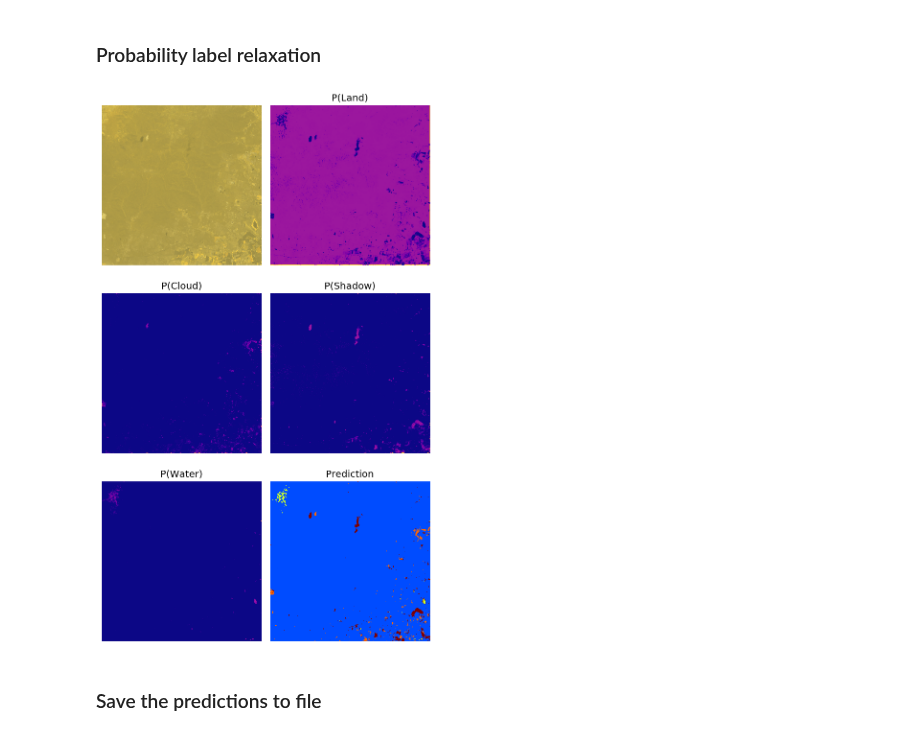
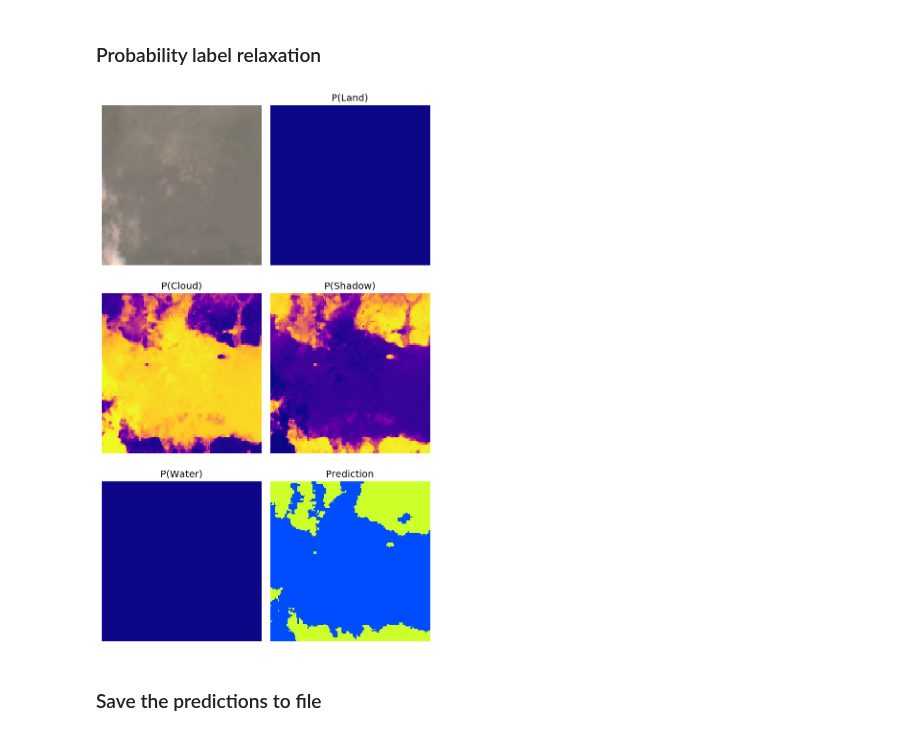
Before and after one commit to jgrss/geowombat, a Jupyter notebook: notebooks/clouds.ipynb, the cells around one changed output. Drawn from its saved outputs; the diff is of its cells as text; code cells hidden in the pictures.

Commit message:
added indices and fixed S2 band order

```diff
--- a/notebooks/clouds.ipynb
+++ b/notebooks/clouds.ipynb
@@ -233,8 +383,8 @@ X_data.shape
 # %% [markdown]
 ### Augment the data
 # %%
-n_iter = 10
-sensor = 's2l7'
+n_iter = 50
+sensor = 'l7'
 
 max_rand_length = 10
 
@@ -246,7 +396,7 @@ y = list()
 
 for iter_ in trange(0, n_iter):
 
-    for a in [['u', 'w', 'h'], ['u', 'l', 'h']]:
+    for a in [['l', 'u'], ['u', 'w'], ['l', 'w']]:
 
         Xd = list()
         yd = list()
@@ -408,5 +625,5 @@ for band in range(0, sat_bands.shape[1]):
 # %%
-pred = model.predict_probas(sat_bands, 's2l7', scale_factor=1.0)
+pred = model.predict_probas(sat_bands, 'l7', scale_factor=1.0)
 # %%
 ntime, nbands, nrows, ncols = pred.shape
 # %%
@@ -416,21 +633,23 @@ pred_kwargs['height'] = nrows
 ### Probability label relaxation
 # %%
 pred_c = pred.copy()
-for pidx, pred_layer in enumerate(pred):
-    pred_layer = moving_window(pred_layer,
-                               statistic='plr',
-                               window_size=5,
-                               weights=None,
-                               iterations=1)
-    for pidxs, pred_layer_sub in enumerate(pred_layer):
-        pred_layer[pidxs] = cv2.bilateralFilter(np.float32(pred_layer_sub), 3, 1.0, 1.0)
-    pred_c[pidx] = pred_layer
+# for pidx, pred_layer in enumerate(pred):
+# #     pred_layer = moving_window(pred_layer,
+# #                                statistic='plr',
+# #                                window_size=5,
+# #                                weights=None,
+# #                                iterations=1)
+#     for pidxs, pred_layer_sub in enumerate(pred_layer):
+#         pred_layer[pidxs] = cv2.bilateralFilter(np.float32(pred_layer_sub), 3, 1.0, 1.0)
+#     pred_c[pidx] = pred_layer
 # %%
+%matplotlib inline
+
 fig, axes = plt.subplots(3, 2, dpi=120, figsize=(6, 10))
 
-tplot = 3
+tplot = 4
 
-classes = ['l', 'u', 'w', 'c', 's']
+classes = ['c', 'l', 's', 'u', 'w']
 
 # Time n, mean over bands
 # rgb = np.squeeze(test[tplot].copy())
@@ -465,34 +684,34 @@ axes[2][0].set_title('P(Water)')
 axes[2][0].axis('off')
 
 # pred_int = np.where(pred[tplot][classes.index('c')] >= pthresh, 1,
 #                     np.where(pred[tplot][classes.index('s')] >= pthresh, 2, 0))
 
 pred_int = pred_c[tplot].argmax(axis=0) + 1
 
 # pred_int = np.where((amax == classes.index('c')) & (pred[tplot][classes.index('c')] > pthresh), 1,
 #                     np.where((amax == classes.index('s')) & (pred[tplot][classes.index('s')] > pthresh), 2, 0))
 
 kernel_cross = np.array([[0, 1, 0], [1, 1, 1], [0, 1, 0]], dtype='uint8')
 kernel_square = np.array([[1, 1, 1], [1, 1, 1], [1, 1, 1]], dtype='uint8')
 
 pred_int = pymorph.closerec(pymorph.closerec(pred_int,
                                              Bdil=pymorph.secross(r=3),
                                              Bc=pymorph.secross(r=1)),
                             Bdil=pymorph.secross(r=2),
                             Bc=pymorph.secross(r=1))
 
 # pred_int = cv2.erode(np.uint8(pred_int), kernel_square, iterations=1)
 # pred_int = cv2.dilate(np.uint8(pred_int), kernel_square, iterations=3)
 
 axes[2][1].imshow(pred_int, vmin=0, vmax=5, cmap='jet')
 axes[2][1].set_title('Prediction')
 axes[2][1].axis('off')
 
 plt.tight_layout()
 
 plt.show()
 # %% [output]
-[figure, old version]
+[figure, new version]
 # %% [markdown]
 ### Save the predictions to file
 # %%
```
Also changed, not shown: parts of 18 cells of this notebook, 3 other files.
